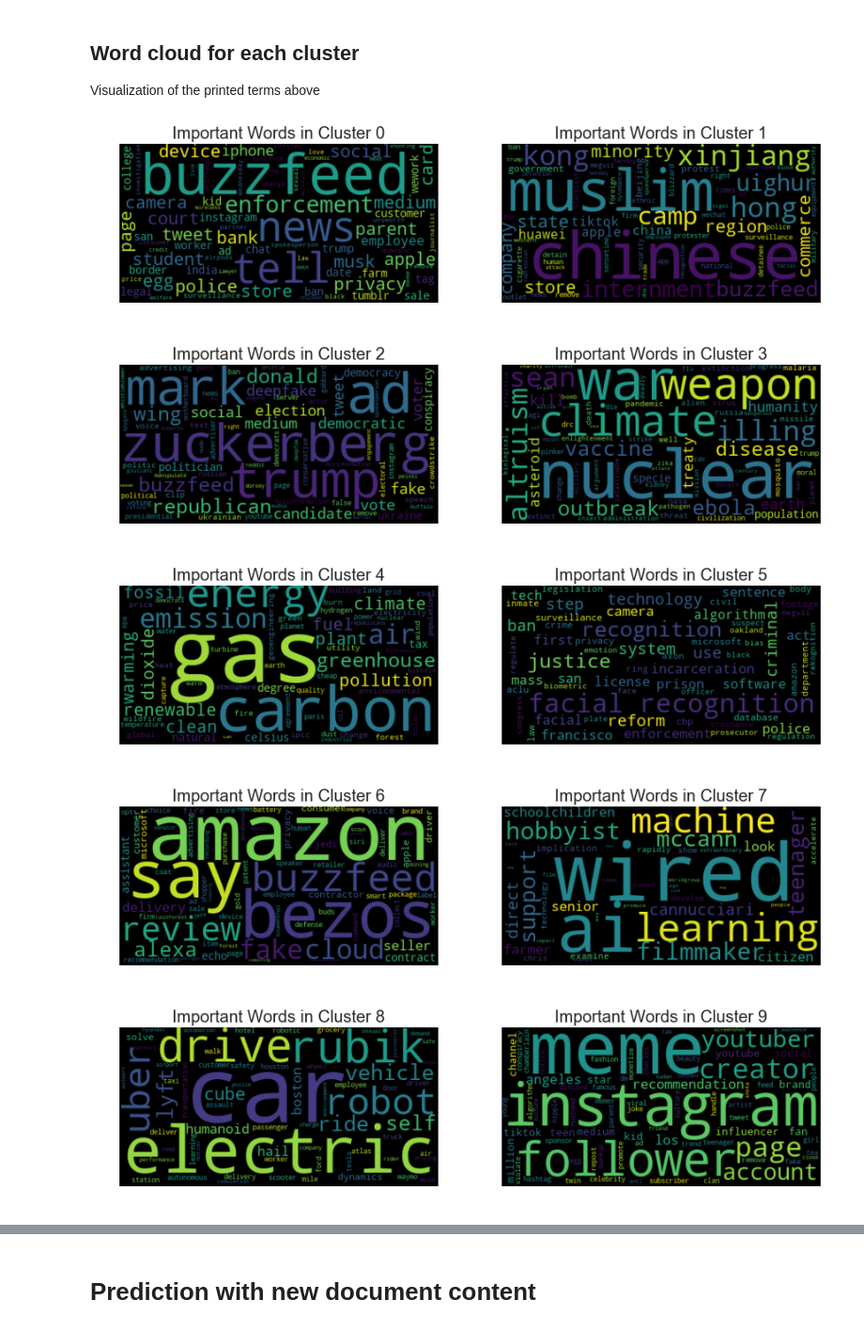
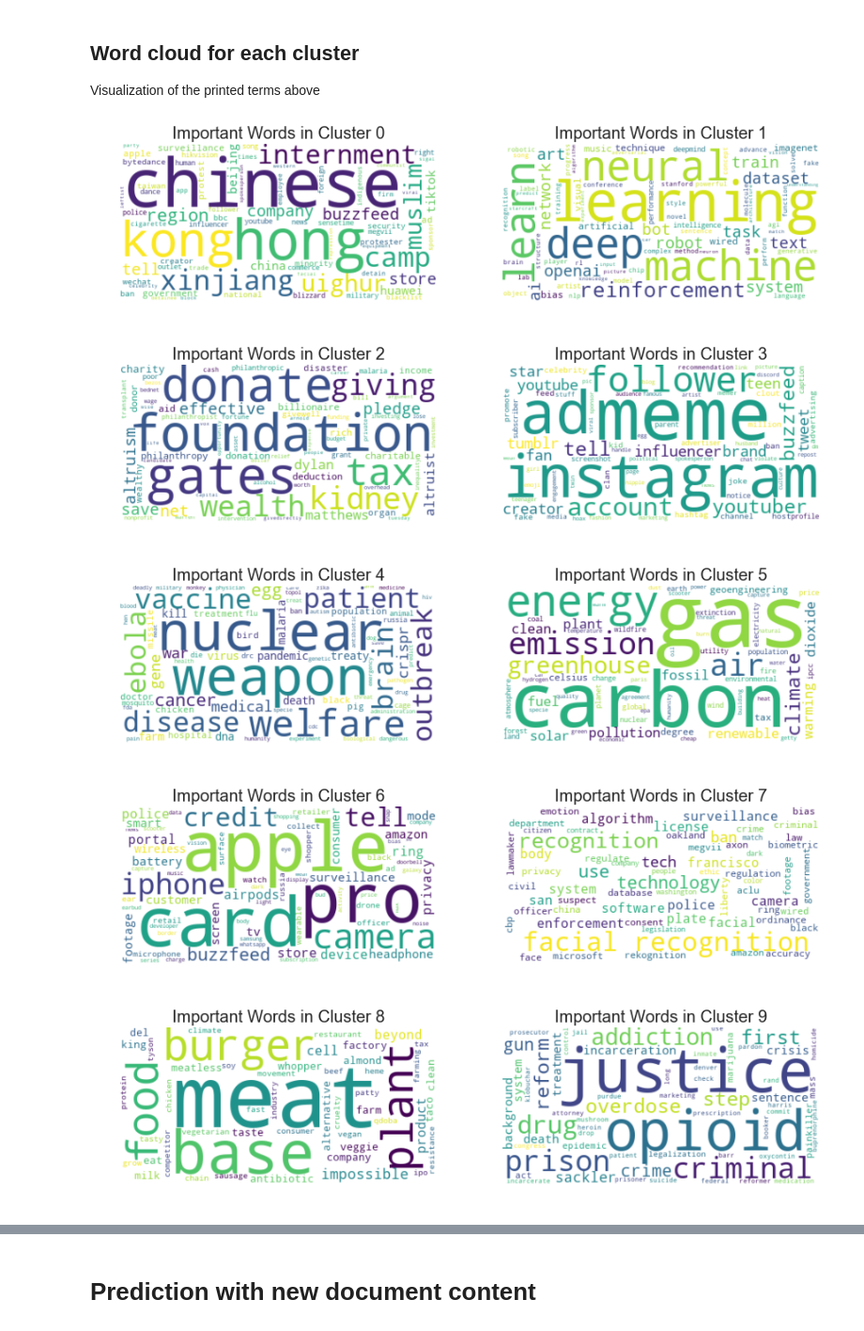
Before and after one commit to micaelamccall/tech-news-cluster, a Jupyter notebook: tech_news_cluster/tech_news_cluster.ipynb, the cells around one changed output, grey strips where cells are left out. Shown at 94% size. Cells and saved outputs as stored; diff of their text form; code cells hidden in the pictures.

Commit message:
add data

```diff
--- a/tech_news_cluster/tech_news_cluster.ipynb
+++ b/tech_news_cluster/tech_news_cluster.ipynb
@@ -197,9 +202,6 @@ I initialized the vectorizer with settings to use only words that appear in more
 ### N-grams
 
 The Tfidf Vectorizer will tokenize on combinations of words (n-grams) instead of just single words (1-gram). I chose to do 1-, 2-, and 3-grams because doing more can cause the number of features to explode.
-# %%
-import pandas as pd
-news_df = pd.read_csv('data/clean_content.txt')
 # %%
 X = vectorizer.fit_transform(news_df['clean_content'])
 X.shape
@@ -338,7 +338,7 @@ choose_k(25)
 # %% [markdown]
 ### I chose 14 clusters becuase going from 14 to 15 increases the SSE for the first time in the plot, and largely decreases average silhouette score
 # %%
-k = 14
+k = 15
 # %% [markdown]
 ## Training the KMeans model
 # %%
@@ -496,30 +507,30 @@ Visualization of the printed terms above
 # %%
 def print_word_cloud_per_cluster():
     sorted_centroids = kmeans.cluster_centers_.argsort()[:, ::-1]
 
     j = 2
     while j < k:
         f, axs = plt.subplots(1,2, figsize = [15, 5])
 
         # for each of the two axes, create a word cloud for that cluster's most important terms, and display it
         for ax, i in zip(axs, range(j-2, j)):
-            cloud = WordCloud().generate(text=(' '.join(np.array(terms)[sorted_centroids[i, :75]])))
+            cloud = WordCloud(background_color = 'white').generate(text=(' '.join(np.array(terms)[sorted_centroids[i, :75]])))
             title = "Important Words in Cluster {}".format(i)
 
             ax.imshow(cloud, interpolation="bilinear")
             ax.set_title(title, size = 20)
             ax.grid(False)
             ax.axis("off")
 
             # update j for next loop
             j=j+1
 
         plt.show()
 
 print_word_cloud_per_cluster()
 # %% [output]
-[figure, old version]
+[figure, new version]
-[figure, old version]
+[figure, new version]
-[figure, old version]
+[figure, new version]
-[figure, old version]
+[figure, new version]
-[figure, old version]
+[figure, new version]
```
Also changed, not shown: parts of 18 cells of this notebook, 8 other files.
